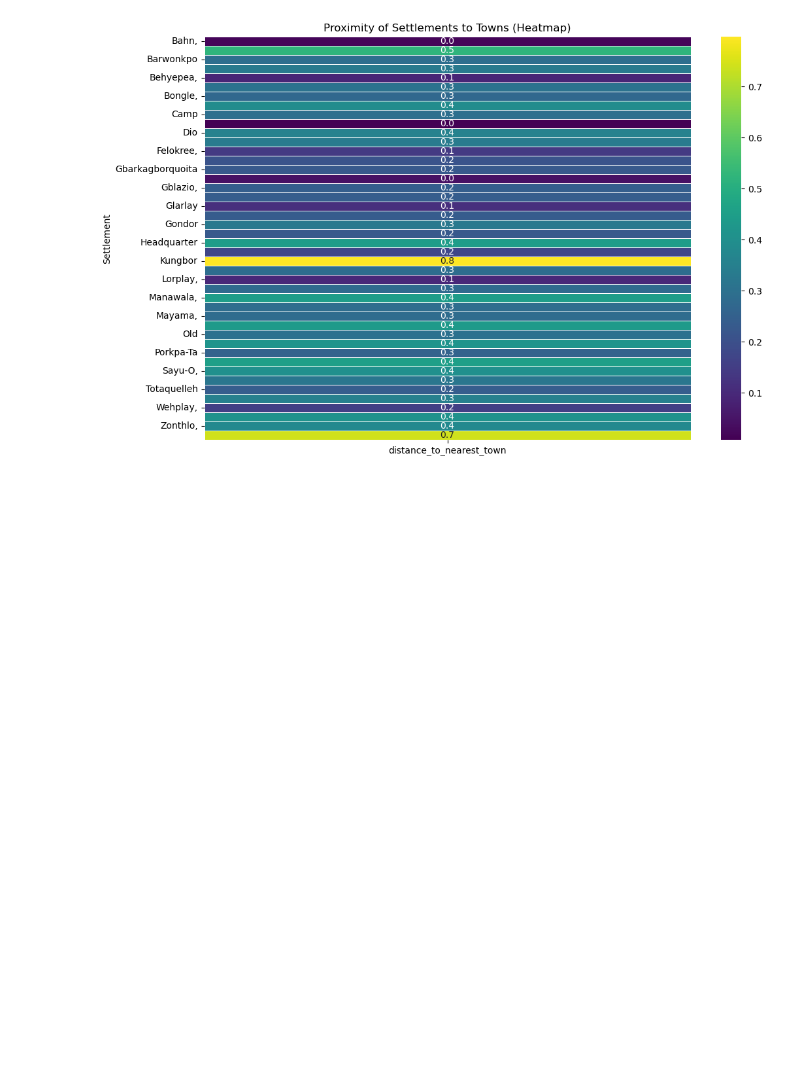
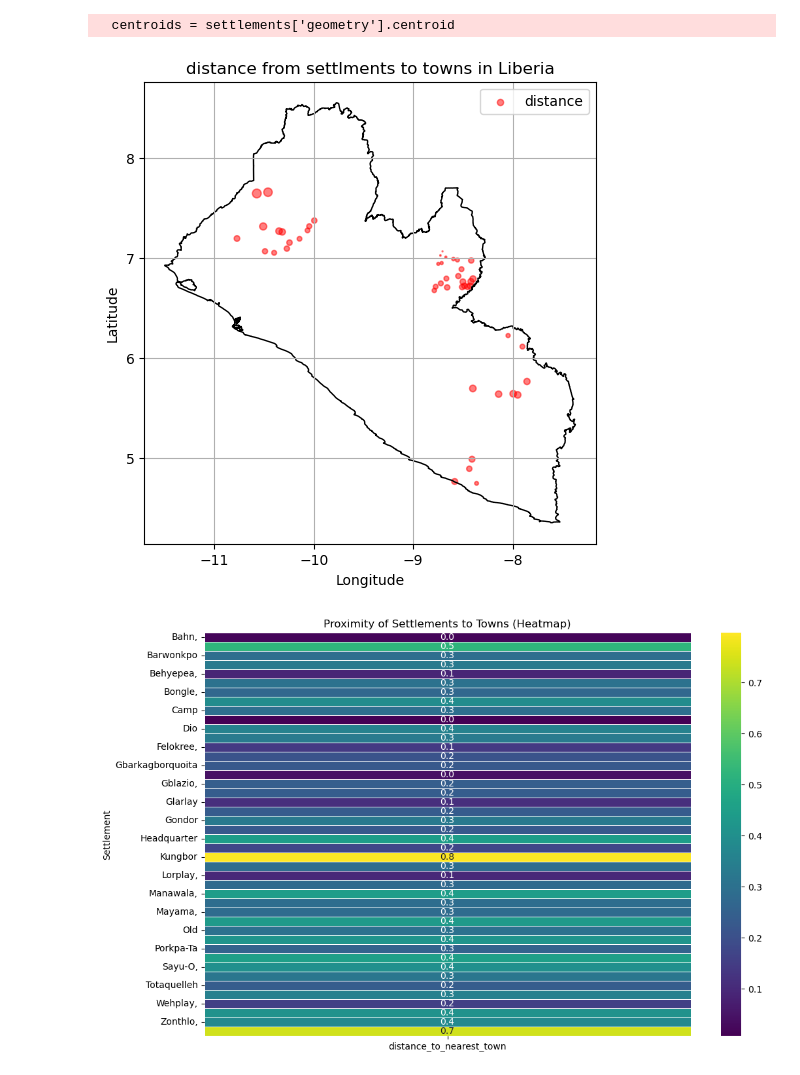
Before and after one commit to CHEPKORIR99/VIDA-NOTEBOOK, a Jupyter notebook: Towns.ipynb, the cells around one changed output. Drawn from its saved outputs; the diff is of its cells as text; code cells hidden in the pictures; blank space fills up the shorter version.

Commit message:
Update to show Liberia Map

```diff
--- a/Towns.ipynb
+++ b/Towns.ipynb
@@ -1,26 +1,45 @@
 # %%
 import geopandas as gpd
 import matplotlib.pyplot as plt
 import seaborn as sns
 settlements = gpd.read_file('C:/Users/Lenovo/Downloads/FANCY DOCS/VIDA INTERVIEW/shapefiles/Geocoded_Locations.shp')
 towns = gpd.read_file('C:/Users/Lenovo/Downloads/FANCY DOCS/VIDA INTERVIEW/Towns/towns.shp')
 # Calculate the distance between each settlement and the nearest town
 settlements['distance_to_nearest_town'] = settlements.geometry.apply(lambda x: x.distance(towns.unary_union))
 # Plot the proximity to town for each settlement
 fig, ax = plt.subplots(figsize=(12, 8))
 ax.bar(settlements['Settlement'], settlements['distance_to_nearest_town'], color='skyblue')
 ax.set_xticks(settlements['Settlement'])
 ax.set_xticklabels(settlements['Settlement'], rotation=90)
 ax.set_ylabel('Distance to Nearest Town (decima degrees)')
 ax.set_xlabel('Settlement')
 ax.set_title('Proximity of Settlements to Towns')
 plt.grid(axis='y')
 plt.show()
+liberia = gpd.read_file('C:/Users/Lenovo/Downloads/VIDA/lbr_adm_ocha_20191104_SHP/lbr_admbnda_adm0_ocha_20191104.shp')
+# Extract centroids of settlement polygons
+centroids = settlements['geometry'].centroid
+# Plot dot map with labels
+plt.figure(figsize=(13, 6))
+plt.scatter(centroids.x, centroids.y,
+            s=settlements['distance_to_nearest_town']*50, color='red', alpha=0.5, label='distance')
+
+# Plot Liberia map
+liberia.plot(ax=plt.gca(), color='none', edgecolor='black')
+
+plt.legend()
+plt.title('distance from settlments to towns in Liberia')
+plt.xlabel('Longitude')
+plt.ylabel('Latitude')
+plt.grid(True)
+plt.show()
 plt.figure(figsize=(12, 8))
 heatmap_data = settlements.pivot_table(index='Settlement', values='distance_to_nearest_town', aggfunc='mean')
 sns.heatmap(heatmap_data, cmap='viridis', annot=True, fmt=".1f", linewidths=.5)
 plt.title('Proximity of Settlements to Towns (Heatmap)')
 plt.show()
 # %% [output]
 [figure]
+  centroids = settlements['geometry'].centroid
-[figure, old version]
+[figure, new version]
+[figure, added]
```
Also changed, not shown: 1 other file.
